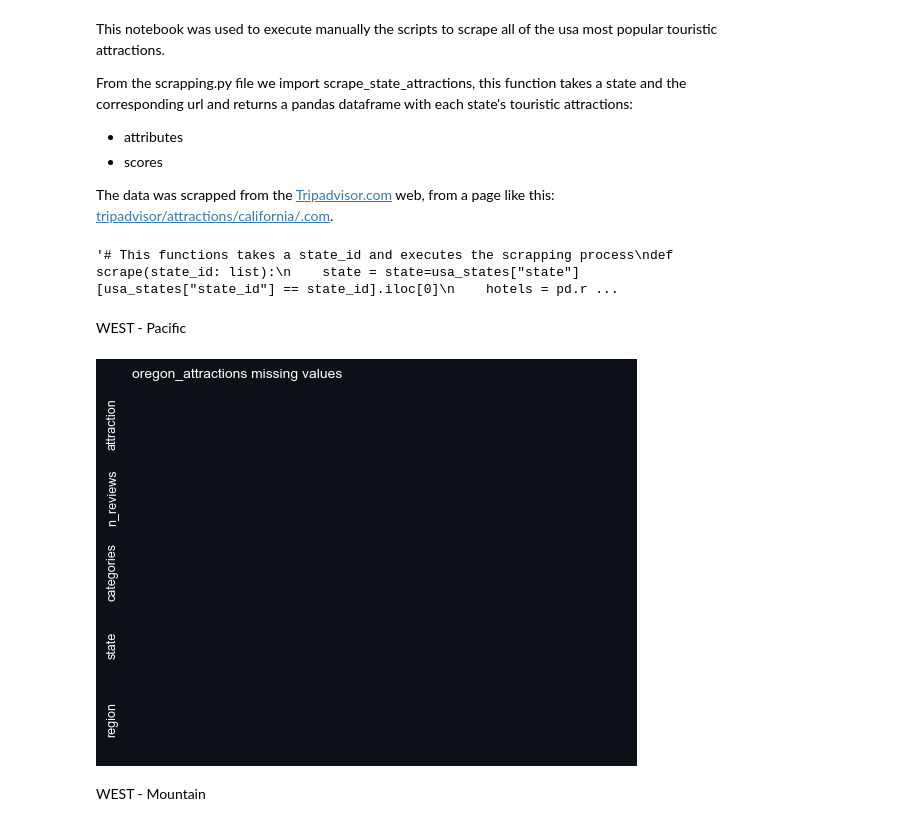
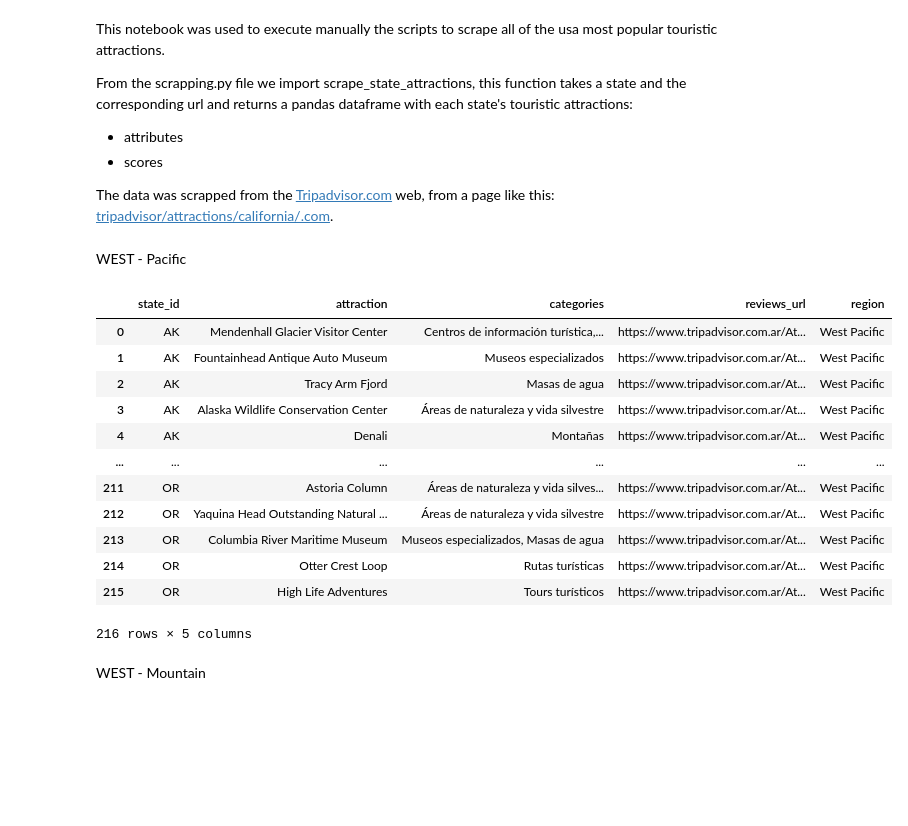
Before and after one commit to LeonardoCostaH/PF_DS_YELP, a Jupyter notebook: scrapping/01_state_attractions.ipynb, the cells around one changed output. Cells and saved outputs as stored; diff of their text form; code cells hidden in the pictures; blank space fills up the shorter version.

Commit message:
Scrapping modifications

```diff
--- a/scrapping/01_state_attractions.ipynb
+++ b/scrapping/01_state_attractions.ipynb
@@ -9,23 +9,3 @@ From the scrapping.py file we import scrape_state_attractions, this function tak
 - scores
 
 The data was scrapped from the [Tripadvisor.com](https://www.tripadvisor.com.ar/) web, from a page like this: [tripadvisor/attractions/california/.com](https://www.tripadvisor.com.ar/Attractions-g28926-Activities-oa0-California.html).
-# %%
-import sys
-import scrapping
-import pandas as pd
-
-sys.path.append('../files/lib')
-import personalised_graphics
-
-usa_cities = pd.read_csv("../files/data/usa_cities.csv")
-usa_states = pd.read_csv("../files/data/usa_states.csv")
-
-"""# This functions takes a state_id and executes the scrapping process
-def scrape(state_id: list):
-    state = state=usa_states["state"][usa_states["state_id"] == state_id].iloc[0]
-    hotels = pd.read_csv(f"../data/booking/{state}_hotels.csv")
-    hotels_attributes = scrapping.scrap_state_attractions(hotels["reviews_url"].tolist())
-    personalised_graphics.missing_values_heatmap(hotels_attributes, f"{state}_hotels_attributes scrape result") # explore data
-    return hotels_attributes"""
-# %% [output]
-'# This functions takes a state_id and executes the scrapping process\ndef scrape(state_id: list):\n    state = state=usa_states["state"][usa_states["state_id"] == state_id].iloc[0]\n    hotels = pd.r ...
@@ -34,25 +20,37 @@ WEST - Pacific
 # %%
 pacific = [["Alaska", "https://www.tripadvisor.com.ar/Attractions-g28923-Activities-oa0-Alaska.html"],
                 ["Hawaii", "https://www.tripadvisor.com.ar/Attractions-g29217-Activities-oa0-Island_of_Hawaii_Hawaii.html"],
                 ["California", "https://www.tripadvisor.com.ar/Attractions-g28926-Activities-oa0-California.html"],
                 ["Oregon", "https://www.tripadvisor.com.ar/Attractions-g1438848-Activities-oa0-Oregon_Coast_Oregon.html"],
                 ["Washington", "https://www.tripadvisor.com.ar/Attractions-g28968-Activities-oa0-Washington.html"]]
 
 pacific_attractions = pd.DataFrame()
 for state in pacific:
-    state_attributes = scrapping.scrap_state_attractions(state[0], state[1], report=False)
+    state_attributes = pd.DataFrame(scrapping.scrape_state_attractions(state[0], state[1], report=False))
     pacific_attractions = pd.concat([pacific_attractions, state_attributes], ignore_index=True)
 
 # Transform
 pacific_attractions['attraction'] = pacific_attractions['attraction'].str.replace(r'^\d+\.\s*', '', regex=True) # Process attraction
 pacific_attractions['categories'] = pacific_attractions['categories'].str.replace(' • ', ', ') # Process categories
 pacific_attractions["region"] = "West Pacific"
 
 # Explore and export
-personalised_graphics.missing_values_heatmap(pacific_attractions, "oregon_attractions")
 pacific_attractions.to_csv("../files/data/tripadvisor/pacific_attractions.csv")
+pacific_attractions
 # %% [output]
-[figure, removed]
+|  | state_id | attraction | categories | reviews_url | region |
+| 0 | AK | Mendenhall Glacier Visitor Center | Centros de información turística,... | https://www.tripadvisor.com.ar/At... | West Pacific |
+| 1 | AK | Fountainhead Antique Auto Museum | Museos especializados | https://www.tripadvisor.com.ar/At... | West Pacific |
+| 2 | AK | Tracy Arm Fjord | Masas de agua | https://www.tripadvisor.com.ar/At... | West Pacific |
+| 3 | AK | Alaska Wildlife Conservation Center | Áreas de naturaleza y vida silvestre | https://www.tripadvisor.com.ar/At... | West Pacific |
+| 4 | AK | Denali | Montañas | https://www.tripadvisor.com.ar/At... | West Pacific |
+| ... | ... | ... | ... | ... | ... |
+| 211 | OR | Astoria Column | Áreas de naturaleza y vida silves... | https://www.tripadvisor.com.ar/At... | West Pacific |
+| 212 | OR | Yaquina Head Outstanding Natural ... | Áreas de naturaleza y vida silvestre | https://www.tripadvisor.com.ar/At... | West Pacific |
+| 213 | OR | Columbia River Maritime Museum | Museos especializados, Masas de agua | https://www.tripadvisor.com.ar/At... | West Pacific |
+| 214 | OR | Otter Crest Loop | Rutas turísticas | https://www.tripadvisor.com.ar/At... | West Pacific |
+| 215 | OR | High Life Adventures | Tours turísticos | https://www.tripadvisor.com.ar/At... | West Pacific |
+216 rows × 5 columns
 # %% [markdown]
 WEST - Mountain
 # %%
```
Also changed, not shown: parts of 9 cells of this notebook, 6 other files.
